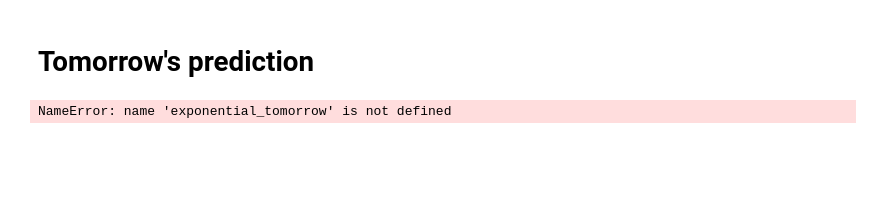
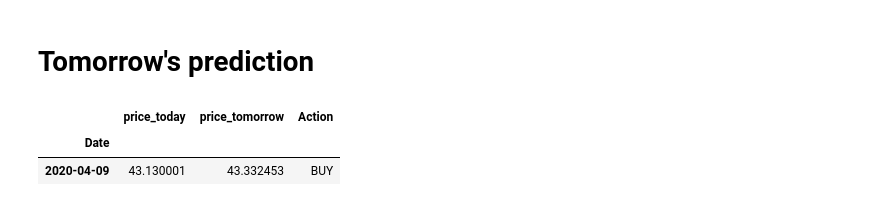
Before and after one commit to AHalarewicz/TimeSeriesAnalysis, a Jupyter notebook: notebooks/LSTM_predictions.ipynb, the cells around one changed output. Saved outputs shown, nothing was run; the diff lists cells and outputs as text; code cells hidden in the pictures; blank space fills up the shorter version.

```diff
--- a/notebooks/LSTM_predictions.ipynb
+++ b/notebooks/LSTM_predictions.ipynb
@@ -133,8 +152,9 @@ len(y_test)
 # %% [markdown]
 # Build Model
 # %%
-#tomorrow = np.reshape(tomorrow, (tomorrow.shape[0], 1, tomorrow.shape[1]))
+# re-shape predictors for keras model
+tomorrow = np.reshape(tomorrow, (1, 1, tomorrow.shape[1]))
 X_train = np.reshape(X_train, (X_train.shape[0], 1, X_train.shape[1]))
 X_test = np.reshape(X_test, (X_test.shape[0], 1, X_test.shape[1]))
 
-X_train.shape#, tomorrow.shape
+assert X_train.shape[1:] == tomorrow.shape[1:]
@@ -244,5 +275,4 @@ _________________________________________________________________
 # %%
 # Make Predictions
 predictions = model.predict(X_test)
-#tomorrows_prediction = model.predict(tomorrow)
-#tomorrows_prediction
+tomorrows_prediction = model.predict(tomorrow)
@@ -255,7 +287,7 @@ Original Prediction Range:       [0.59022635] [0.6416572]
 Expected Range:                  [0.31631961] [0.89503638]
 # %%
 # revert scaling
-#tomorrow_unscaled = y_scaler.inverse_transform(tomorrows_prediction)
+tomorrow_unscaled = y_scaler.inverse_transform(tomorrows_prediction)
 unscaled_predictions = y_scaler.inverse_transform(predictions)
 unscaled_y_test = y_scaler.inverse_transform(y_test)
 print("Unscaled Prediction Range:\t", min(unscaled_predictions), max(unscaled_predictions))
@@ -265,7 +297,7 @@ Unscaled Prediction Range:       [-0.01214495] [0.01005783]
 Expected Range:                  [-0.13039097] [0.11944208]
 # %%
 # apply exponential function
-#exponential_tomorrow = np.exp(tomorrow_unscaled)
+exponential_tomorrow = np.exp(tomorrow_unscaled)
 exponential_predictions = np.exp(unscaled_predictions)
 exponential_y_test = np.exp(unscaled_y_test)
 print("Exponential Prediction Range:\t", min(exponential_predictions), max(exponential_predictions))
@@ -416,9 +448,28 @@ plt.show()
 # %% [markdown]
 # Tomorrow's prediction
-# %%
-expected_return = float(exponential_tomorrow)
-tomorrow_df['price_today'] = raw_data[['Adj Close']].iloc[[-1]]
-tomorrow_df['price_tomorrow'] = tomorrow_df['price_today']* expected_return
-tomorrow_df
-# %% [output]
-NameError: name 'exponential_tomorrow' is not defined
+# %%
+def action(x):
+    """
+    params: expected change in stock price
+
+    Map to expected changes in the action column
+
+    Return: "Buy" if expected increase, "SELL" if expected decrease
+    """
+    if x>0:
+        return "BUY"
+    else:
+        return "SELL"
+
+
+# display a dataFrame providing insight to th user
+expected_return = float(exponential_tomorrow)
+tomorrow_df = raw_data[['Adj Close']].iloc[[-1]]
+tomorrow_df.columns = ['price_today']
+tomorrow_df['price_tomorrow'] = tomorrow_df['price_today']* expected_return
+tomorrow_df['Action'] = (tomorrow_df.price_tomorrow - tomorrow_df.price_today).map(action)
+tomorrow_df
+# %% [output]
+|  | price_today | price_tomorrow | Action |
+| Date |  |  |  |
+| 2020-04-09 | 43.130001 | 43.332453 | BUY |
```
Also changed, not shown: parts of 26 cells of this notebook.
